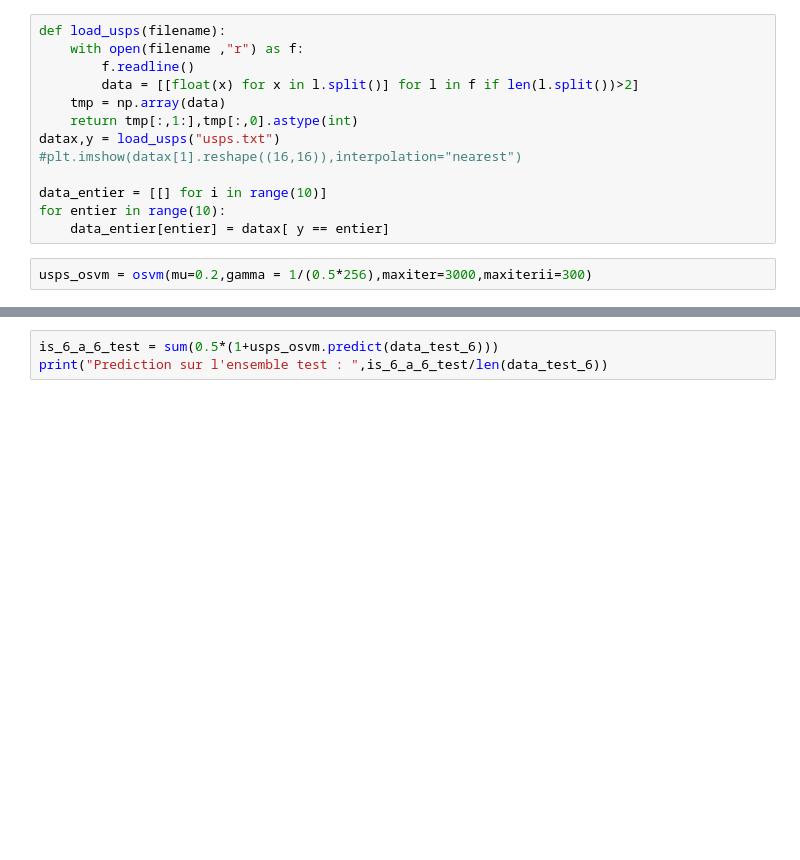
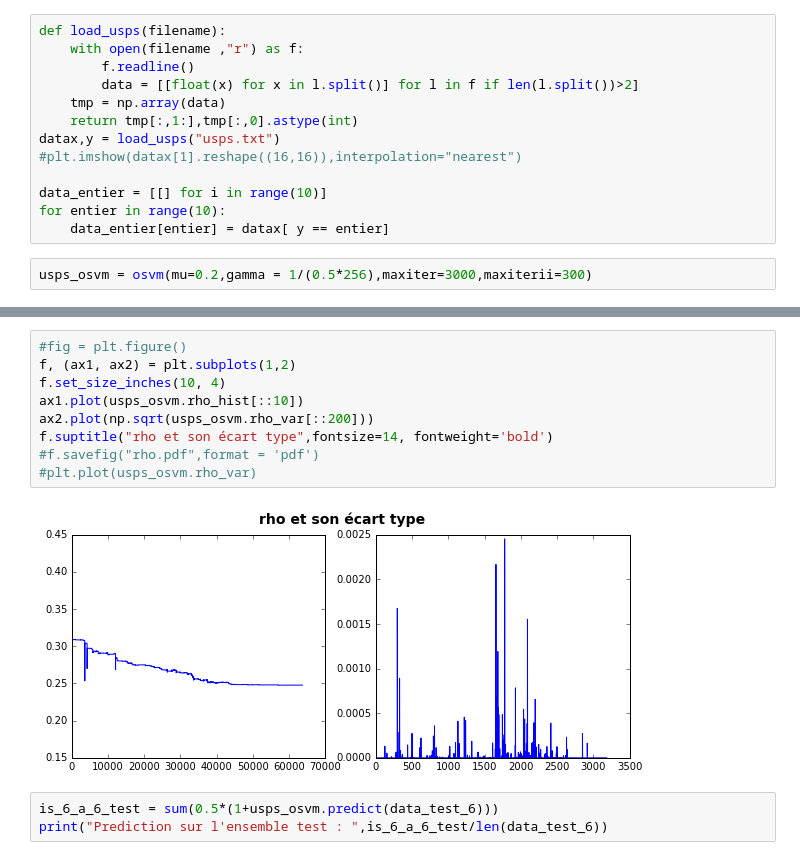
Before and after one commit to funboarder13920/OSVM, a Jupyter notebook: microsoft_algorithm_clean.ipynb, the cells around one changed output, grey strips where cells are left out. Saved outputs shown, nothing was run; the diff lists cells and outputs as text; blank space fills up the shorter version.

```diff
--- a/microsoft_algorithm_clean.ipynb
+++ b/microsoft_algorithm_clean.ipynb
@@ -393,3 +419,14 @@ len sv break
+# %%
+#fig = plt.figure()
+f, (ax1, ax2) = plt.subplots(1,2)
+f.set_size_inches(10, 4)
+ax1.plot(usps_osvm.rho_hist[::10])
+ax2.plot(np.sqrt(usps_osvm.rho_var[::200]))
+f.suptitle("rho et son écart type",fontsize=14, fontweight='bold')
+#f.savefig("rho.pdf",format = 'pdf')
+#plt.plot(usps_osvm.rho_var)
+# %% [output]
+[figure, added]
 # %%
 is_6_a_6_test = sum(0.5*(1+usps_osvm.predict(data_test_6)))
 print("Prediction sur l'ensemble test : ",is_6_a_6_test/len(data_test_6))
```
Also changed, not shown: parts of 19 cells of this notebook, 13 other files.
